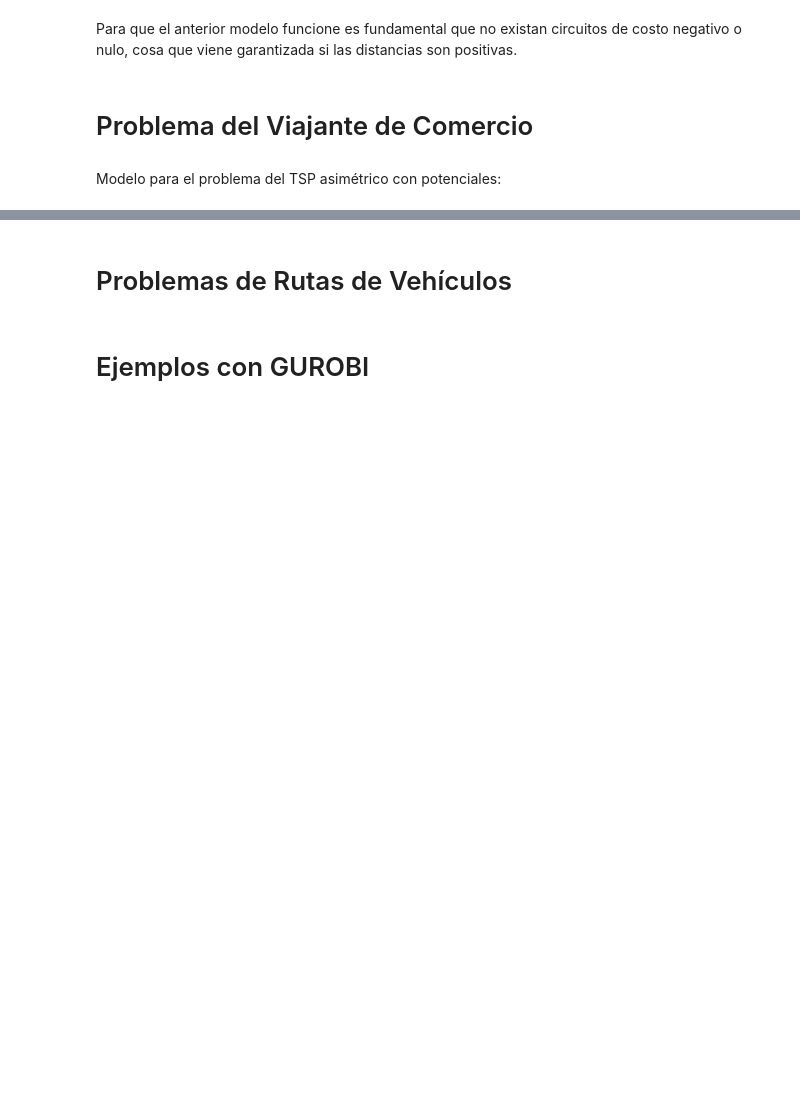
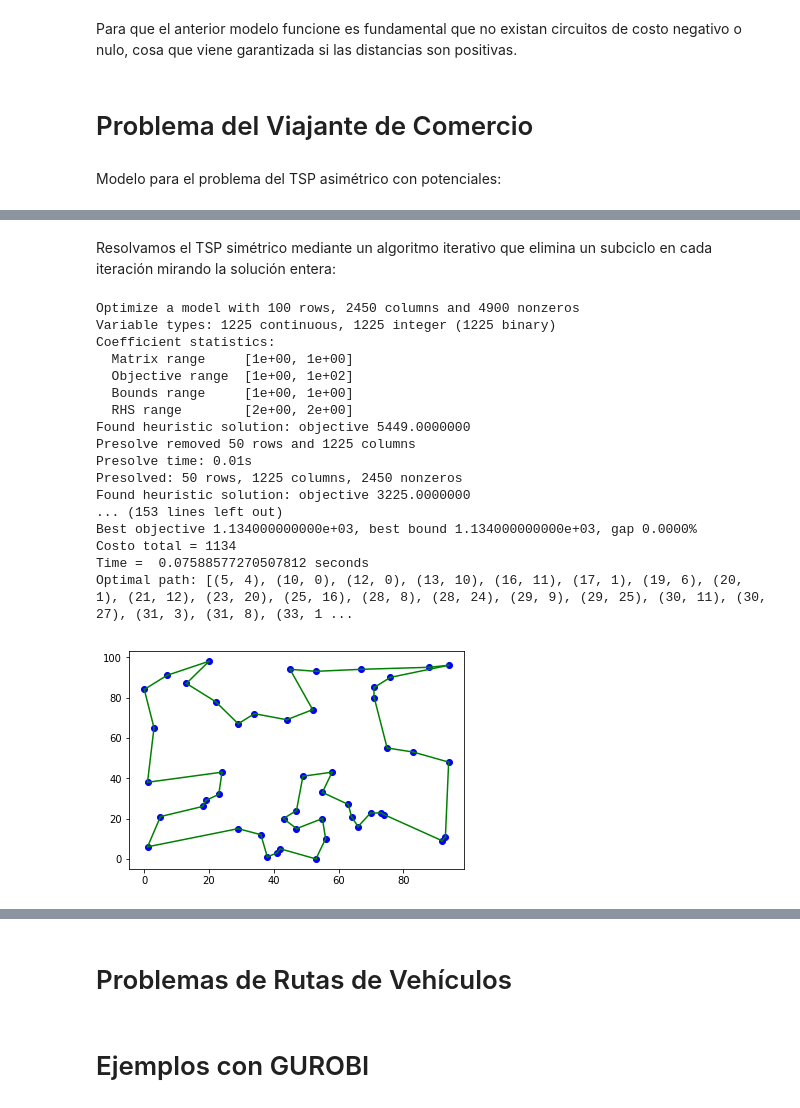
Before and after one commit to jjsalaza/Ingenieria-Logistica-ULL, a Jupyter notebook: logistica.ipynb, the cells around one changed output, grey strips where cells are left out. Drawn from its saved outputs; the diff is of its cells as text; code cells hidden in the pictures; blank space fills up the shorter version.

```diff
--- a/logistica.ipynb
+++ b/logistica.ipynb
@@ -602,13 +483,0 @@ El mismo modelo pero ahora aprovechando que la matriz de costos es simétrica al
-# %%
-n = 100
-random.seed(1)
-points = [(random.randint(0,100),random.randint(0,100)) for i in range(n)]
-
-# calculate Euclidean distance and round-towards-zero (truncate)
-def distance(points, i, j):
-    dx = points[i][0] - points[j][0]
-    dy = points[i][1] - points[j][1]
-    return math.floor(math.sqrt(dx*dx + dy*dy))
-
-# Dictionary of Euclidean distance between each pair of points
-dist = {(i,j) : distance(points,i,j) for i in range(n) for j in range(n) if i!=j }
@@ -676,0 +484,50 @@ print('')
+# %% [markdown]
+Resolvamos el TSP simétrico mediante un algoritmo iterativo que elimina un subciclo en cada iteración mirando la solución entera:
+# %%
+import networkx
+from gurobipy import *
+
+def SEC():
+        vals = modelo.getAttr('x', vars)
+        G = networkx.Graph()
+        G.add_edges_from( (i,j) for i,j in vals.keys() if vals[i,j]>0.001 )
+        Components = list(networkx.connected_components(G))
+        if len(Components) == 1:
+            return False
+        for S in Components:
+            modelo.addConstr( quicksum( vars[i,j] for i in S for j in S if j<i) <= len(S)-1 )
+        return True
+
+vars = modelo.addVars(dist.keys(), obj=dist, vtype=GRB.BINARY, name='e')
+modelo.addConstrs(vars.sum(i,'*') + vars.sum('*',i) == 2 for i in range(n))
+
+modelo.optimize()
+while SEC():
+    modelo.optimize()
+
+print('Costo total = %g' % modelo.objVal)
+print('Time = ',modelo.Runtime, "seconds")
+
+vals = modelo.getAttr('x', vars)
+selected = [(i,j) for i,j in vals.keys() if vals[i,j] > 0.5]
+print('Optimal path: %s' % str(selected))
+dibuja(selected)
+# %% [output]
+Optimize a model with 100 rows, 2450 columns and 4900 nonzeros
+Variable types: 1225 continuous, 1225 integer (1225 binary)
+Coefficient statistics:
+  Matrix range     [1e+00, 1e+00]
+  Objective range  [1e+00, 1e+02]
+  Bounds range     [1e+00, 1e+00]
+  RHS range        [2e+00, 2e+00]
+Found heuristic solution: objective 5449.0000000
+Presolve removed 50 rows and 1225 columns
+Presolve time: 0.01s
+Presolved: 50 rows, 1225 columns, 2450 nonzeros
+Found heuristic solution: objective 3225.0000000
+... (153 lines left out)
+Best objective 1.134000000000e+03, best bound 1.134000000000e+03, gap 0.0000%
+Costo total = 1134
+Time =  0.07588577270507812 seconds
+Optimal path: [(5, 4), (10, 0), (12, 0), (13, 10), (16, 11), (17, 1), (19, 6), (20, 1), (21, 12), (23, 20), (25, 16), (28, 8), (28, 24), (29, 9), (29, 25), (30, 11), (30, 27), (31, 3), (31, 8), (33, 1 ...
+[figure, added]
```
Also changed, not shown: parts of 20 cells of this notebook.
